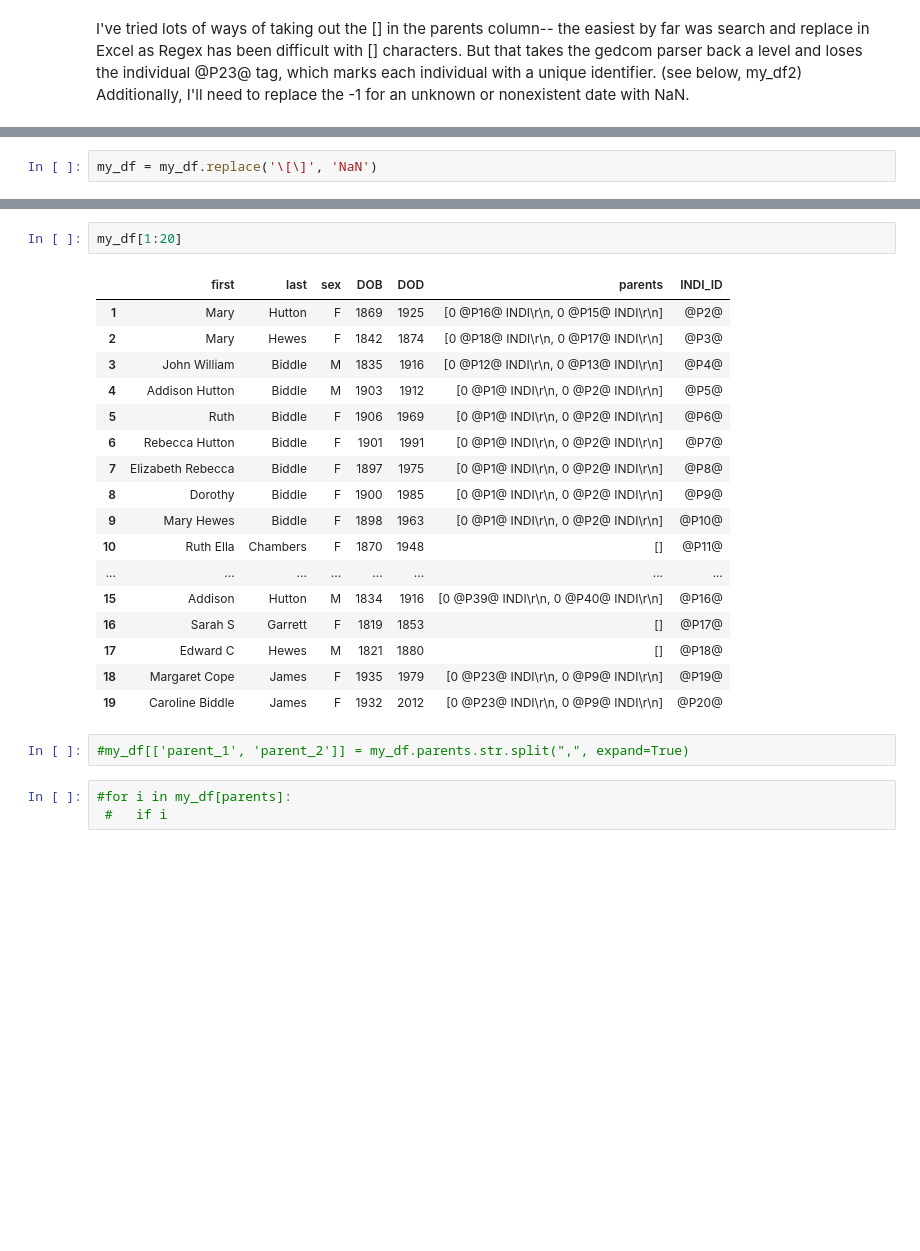
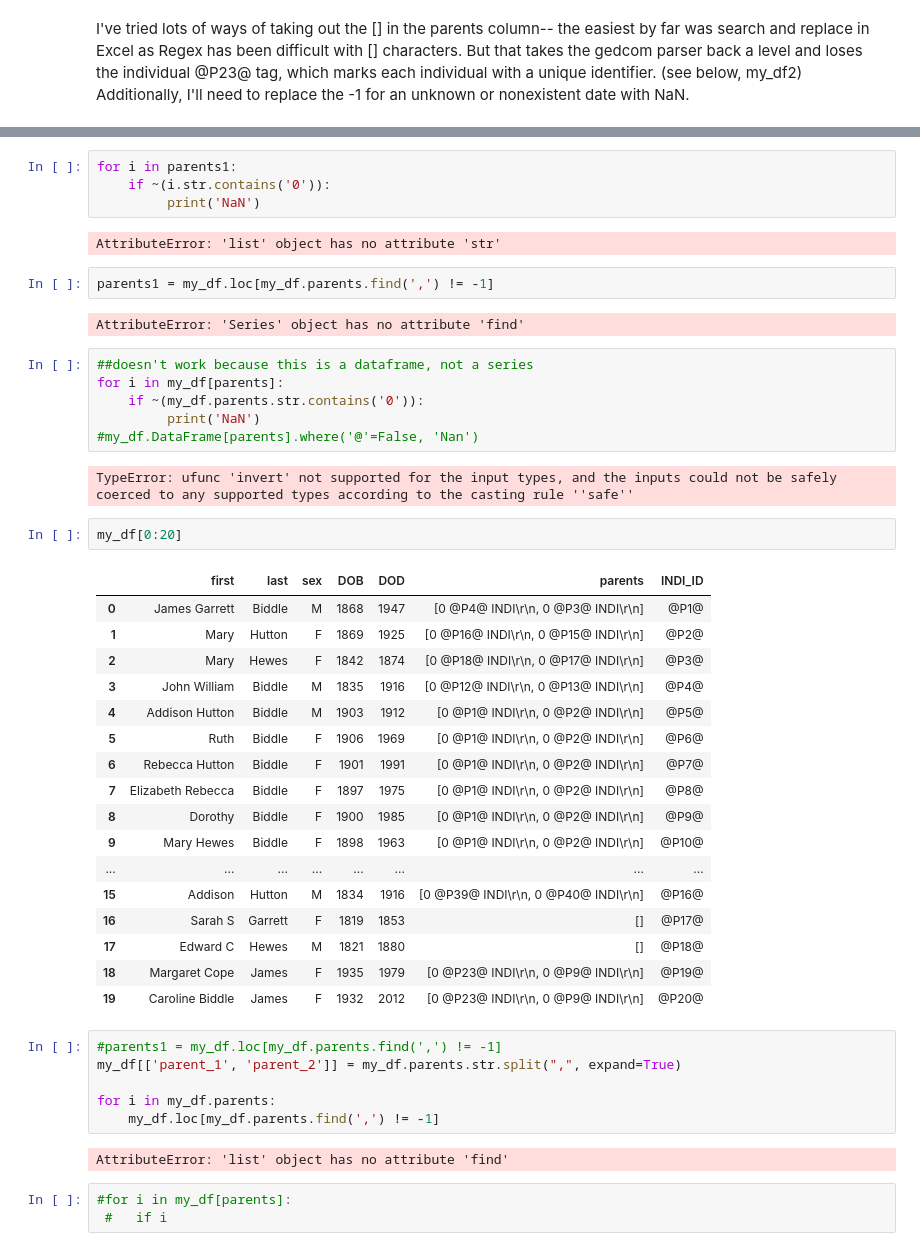
Before and after one commit to esibinga/IDV-exploratory-viz, a Jupyter notebook: .ipynb, the cells around one changed output, grey strips where cells are left out. Saved outputs shown, nothing was run; the diff lists cells and outputs as text; blank space fills up the shorter version.

```diff
--- a/.ipynb
+++ b/.ipynb
@@ -147,2 +140,0 @@ my_df.isna().head()
-# %%
-my_df = my_df.replace('\[\]', 'NaN')
@@ -149,7 +184,26 @@ my_df = my_df.replace('\[\]', 'NaN')
+# %%
+for i in parents1:
+    if ~(i.str.contains('0')):
+         print('NaN')
+# %% [output]
+AttributeError: 'list' object has no attribute 'str'
+# %%
+parents1 = my_df.loc[my_df.parents.find(',') != -1]
+# %% [output]
+AttributeError: 'Series' object has no attribute 'find'
+# %%
+##doesn't work because this is a dataframe, not a series
+for i in my_df[parents]:
+    if ~(my_df.parents.str.contains('0')):
+         print('NaN')
+#my_df.DataFrame[parents].where('@'=False, 'Nan')
+# %% [output]
+TypeError: ufunc 'invert' not supported for the input types, and the inputs could not be safely coerced to any supported types according to the casting rule ''safe''
 # %%
-my_df[1:20]
+my_df[0:20]
 # %% [output]
 |  | first | last | sex | DOB | DOD | parents | INDI_ID |
+| 0 | James Garrett | Biddle | M | 1868 | 1947 | [0 @P4@ INDI\r\n, 0 @P3@ INDI\r\n] | @P1@ |
 | 1 | Mary | Hutton | F | 1869 | 1925 | [0 @P16@ INDI\r\n, 0 @P15@ INDI\r\n] | @P2@ |
 | 2 | Mary | Hewes | F | 1842 | 1874 | [0 @P18@ INDI\r\n, 0 @P17@ INDI\r\n] | @P3@ |
 | 3 | John William | Biddle | M | 1835 | 1916 | [0 @P12@ INDI\r\n, 0 @P13@ INDI\r\n] | @P4@ |
@@ -159,7 +213,6 @@ my_df[1:20]
 | 7 | Elizabeth Rebecca | Biddle | F | 1897 | 1975 | [0 @P1@ INDI\r\n, 0 @P2@ INDI\r\n] | @P8@ |
 | 8 | Dorothy | Biddle | F | 1900 | 1985 | [0 @P1@ INDI\r\n, 0 @P2@ INDI\r\n] | @P9@ |
 | 9 | Mary Hewes | Biddle | F | 1898 | 1963 | [0 @P1@ INDI\r\n, 0 @P2@ INDI\r\n] | @P10@ |
-| 10 | Ruth Ella | Chambers | F | 1870 | 1948 | [] | @P11@ |
 | ... | ... | ... | ... | ... | ... | ... | ... |
 | 15 | Addison | Hutton | M | 1834 | 1916 | [0 @P39@ INDI\r\n, 0 @P40@ INDI\r\n] | @P16@ |
 | 16 | Sarah S | Garrett | F | 1819 | 1853 | [] | @P17@ |
@@ -167,7 +220,13 @@ my_df[1:20]
 | 18 | Margaret Cope | James | F | 1935 | 1979 | [0 @P23@ INDI\r\n, 0 @P9@ INDI\r\n] | @P19@ |
 | 19 | Caroline Biddle | James | F | 1932 | 2012 | [0 @P23@ INDI\r\n, 0 @P9@ INDI\r\n] | @P20@ |
 # %%
-#my_df[['parent_1', 'parent_2']] = my_df.parents.str.split(",", expand=True)
+#parents1 = my_df.loc[my_df.parents.find(',') != -1]
+my_df[['parent_1', 'parent_2']] = my_df.parents.str.split(",", expand=True)
+
+for i in my_df.parents:
+    my_df.loc[my_df.parents.find(',') != -1]
+# %% [output]
+AttributeError: 'list' object has no attribute 'find'
 # %%
 #for i in my_df[parents]:
  #   if i
```
Also changed, not shown: parts of 15 cells of this notebook, 1 other file.
